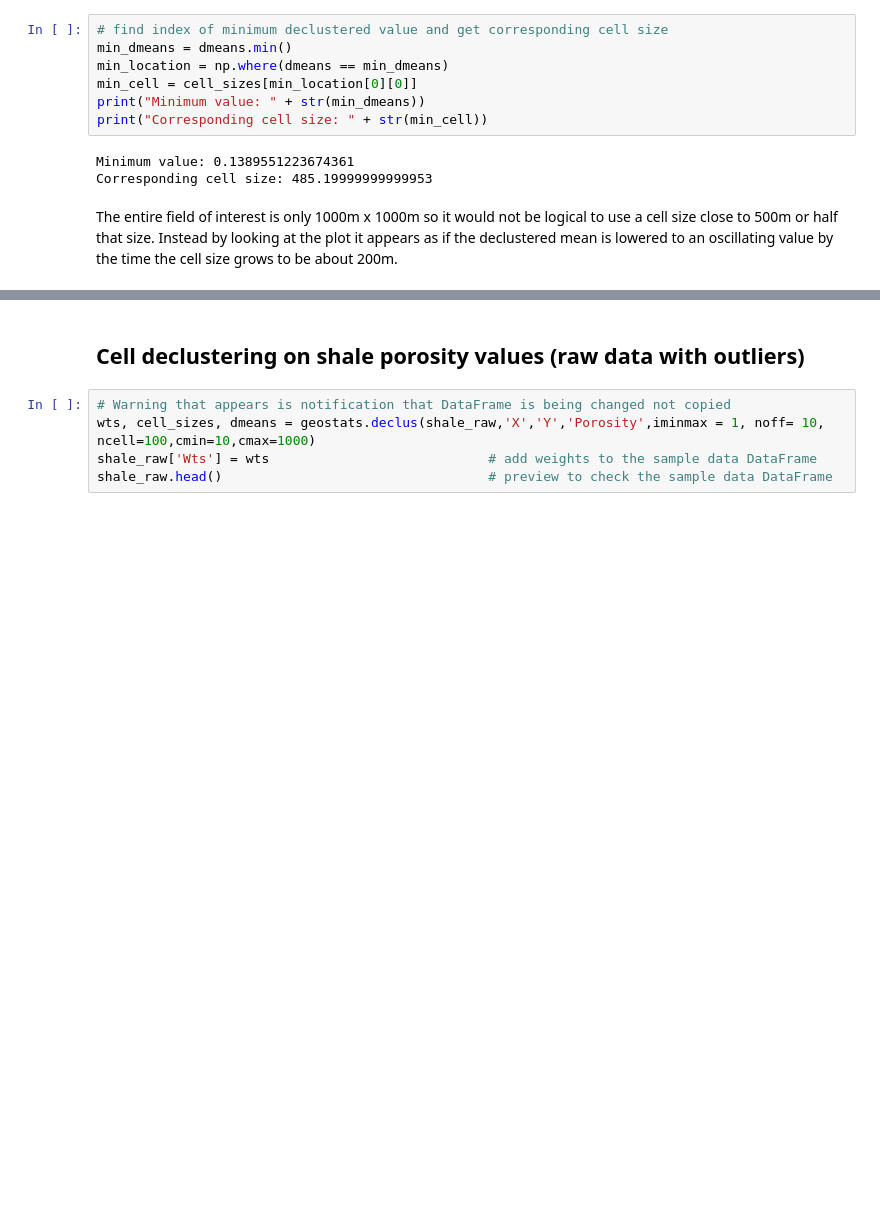
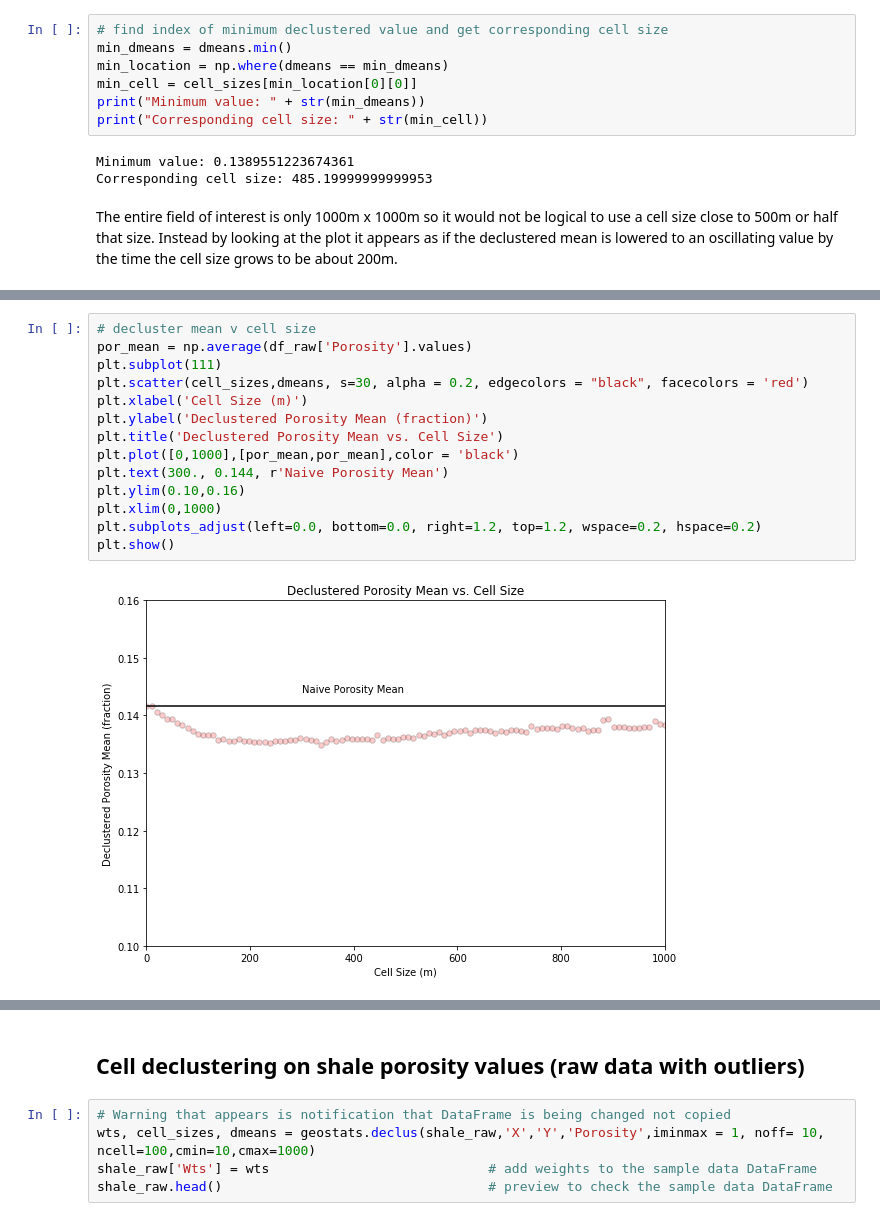
Before and after one commit to elbeejay/PGE383-Group1, a Jupyter notebook: Declustering.ipynb, the cells around one changed output, grey strips where cells are left out. Saved outputs shown, nothing was run; the diff lists cells and outputs as text; blank space fills up the shorter version.

```diff
--- a/Declustering.ipynb
+++ b/Declustering.ipynb
@@ -310,0 +381,16 @@ The entire field of interest is only 1000m x 1000m so it would not be logical to
+# %%
+# decluster mean v cell size
+por_mean = np.average(df_raw['Porosity'].values)
+plt.subplot(111)
+plt.scatter(cell_sizes,dmeans, s=30, alpha = 0.2, edgecolors = "black", facecolors = 'red')
+plt.xlabel('Cell Size (m)')
+plt.ylabel('Declustered Porosity Mean (fraction)')
+plt.title('Declustered Porosity Mean vs. Cell Size')
+plt.plot([0,1000],[por_mean,por_mean],color = 'black')
+plt.text(300., 0.144, r'Naive Porosity Mean')
+plt.ylim(0.10,0.16)
+plt.xlim(0,1000)
+plt.subplots_adjust(left=0.0, bottom=0.0, right=1.2, top=1.2, wspace=0.2, hspace=0.2)
+plt.show()
+# %% [output]
+[figure, added]
```
Also changed, not shown: parts of 9 cells of this notebook, 4 other files.
